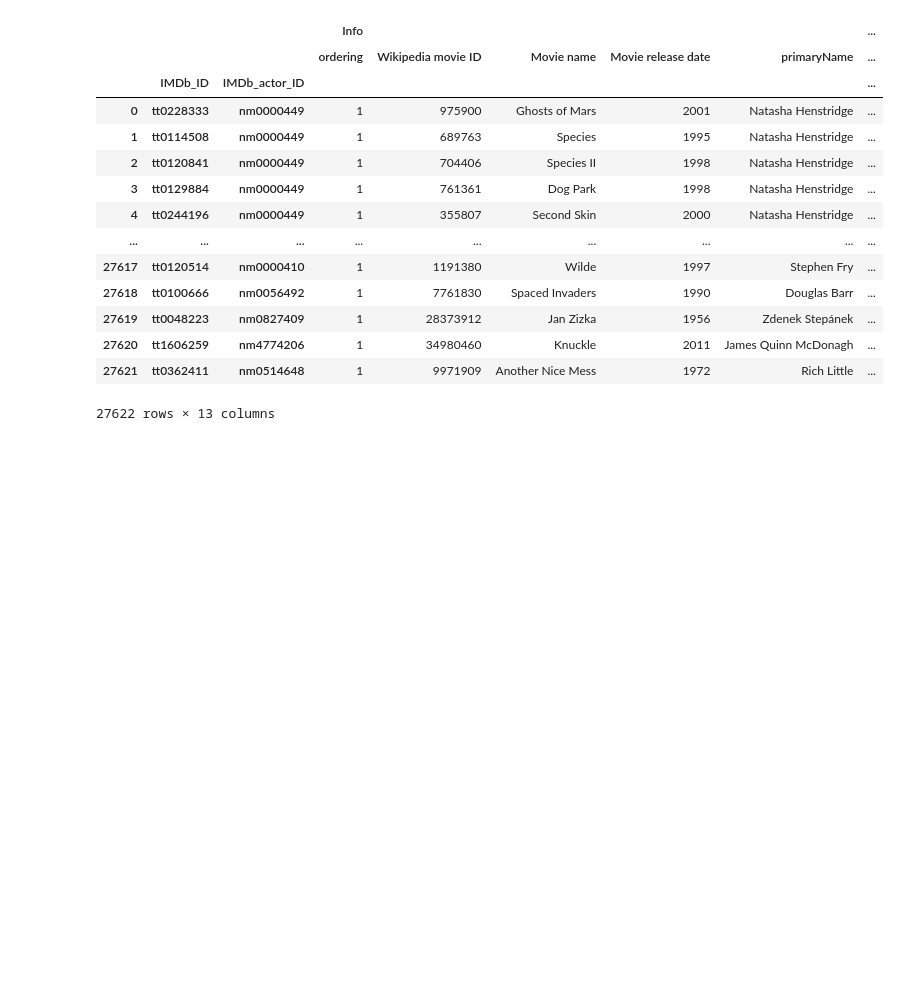
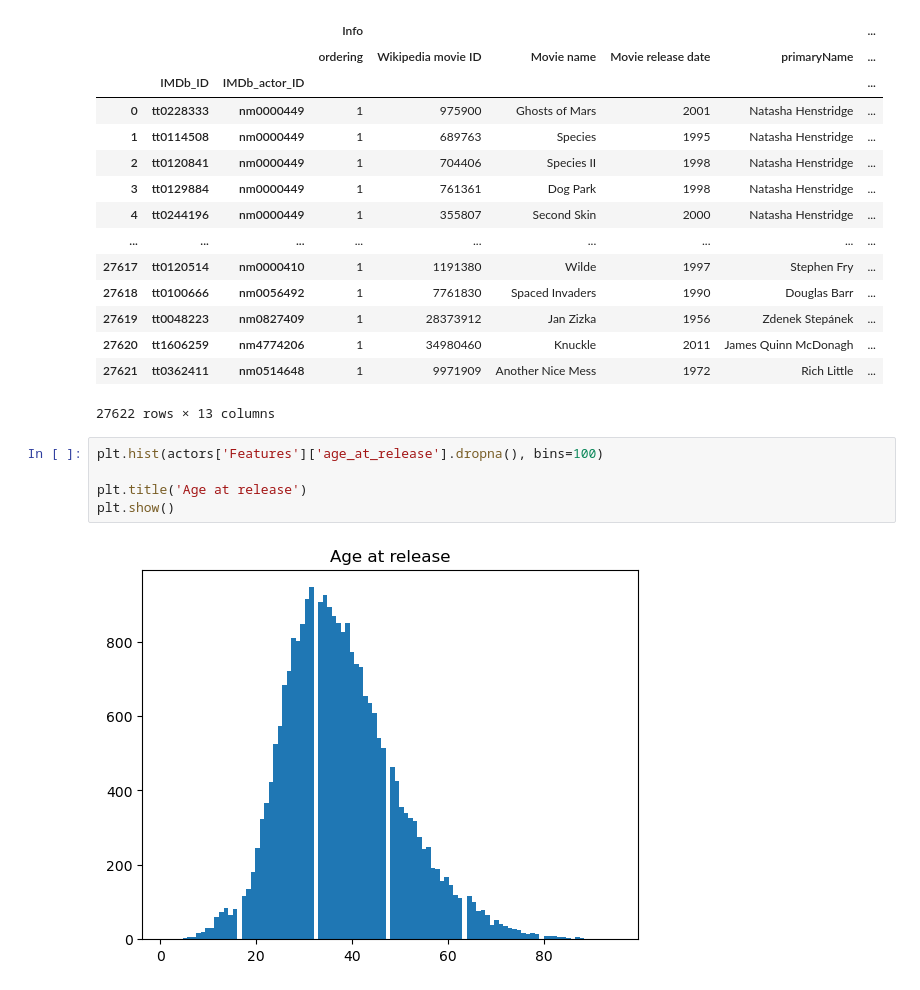
Before and after one commit to epfl-ada/ada-2023-project-dromadaire, a Jupyter notebook: ModeAnal.ipynb, the cells around one changed output. Drawn from its saved outputs; the diff is of its cells as text; blank space fills up the shorter version.

Commit message:
featuresanal

```diff
--- a/ModeAnal.ipynb
+++ b/ModeAnal.ipynb
@@ -48,3 +48,10 @@ actors
 | 27620 | tt1606259 | nm4774206 | 1 | 34980460 | Knuckle | 2011 | James Quinn McDonagh | ... |
 | 27621 | tt0362411 | nm0514648 | 1 | 9971909 | Another Nice Mess | 1972 | Rich Little | ... |
 27622 rows × 13 columns
+# %%
+plt.hist(actors['Features']['age_at_release'].dropna(), bins=100)
+
+plt.title('Age at release')
+plt.show()
+# %% [output]
+[figure, added]
```
Also changed, not shown: parts of 9 cells of this notebook.
